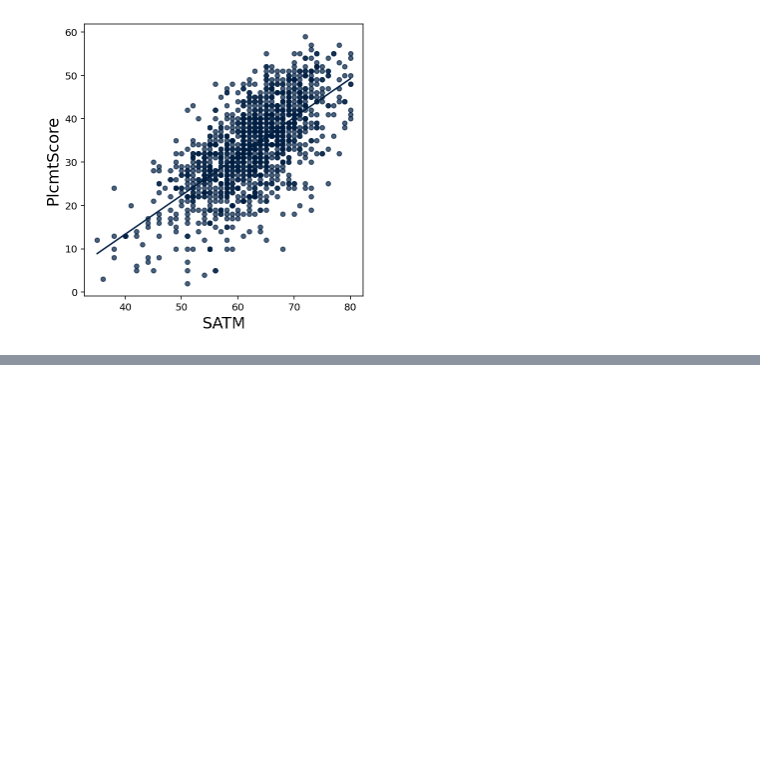
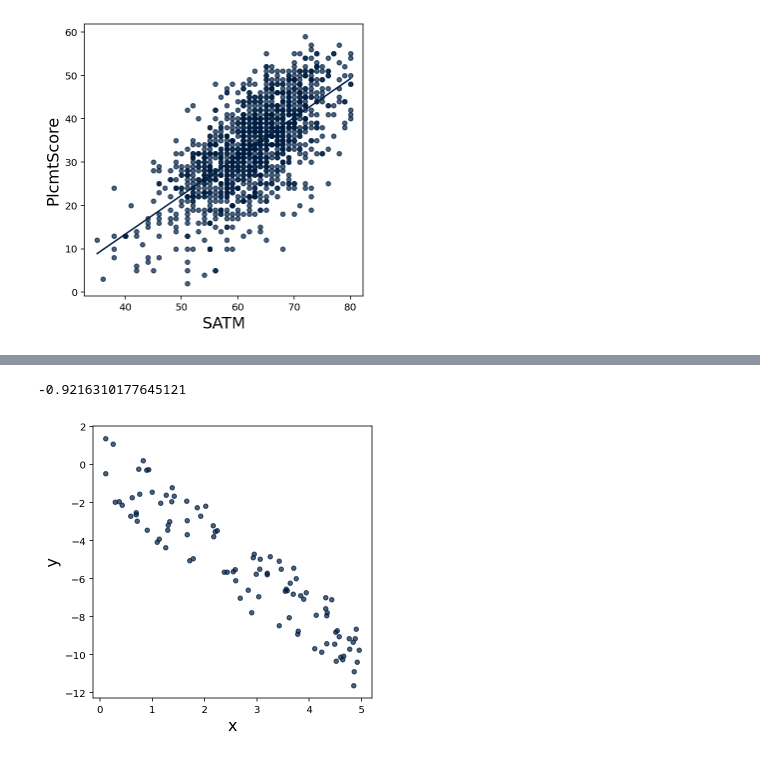
Before and after one commit to StevenClontz/exploring-math-technology, a Jupyter notebook: notebooks/python.ipynb, the cells around one changed output, grey strips where cells are left out. Drawn from its saved outputs; the diff is of its cells as text; code cells hidden in the pictures; blank space fills up the shorter version.

```diff
--- a/notebooks/python.ipynb
+++ b/notebooks/python.ipynb
@@ -653,0 +661,7 @@ testing_table.where("PlcmtScore",are.above(0)).where("SATM",are.above(0)).select
+# %%
+t = Table().with_correlated_columns(noise=2,slope=-2)
+t.scatter("x")
+t.correlation("x","y")
+# %% [output]
+-0.9216310177645121
+[figure, added]
```
Also changed, not shown: parts of 16 cells of this notebook, 4 other files.
